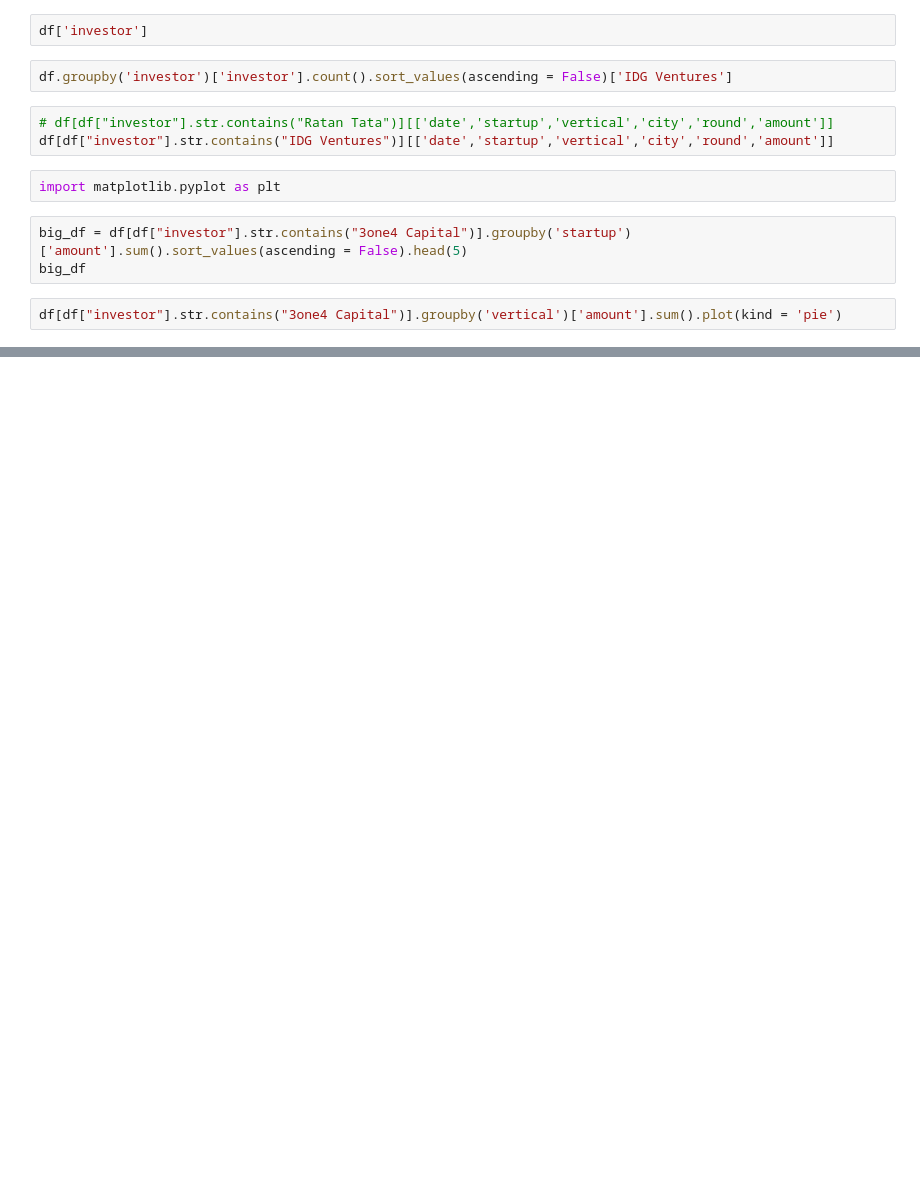
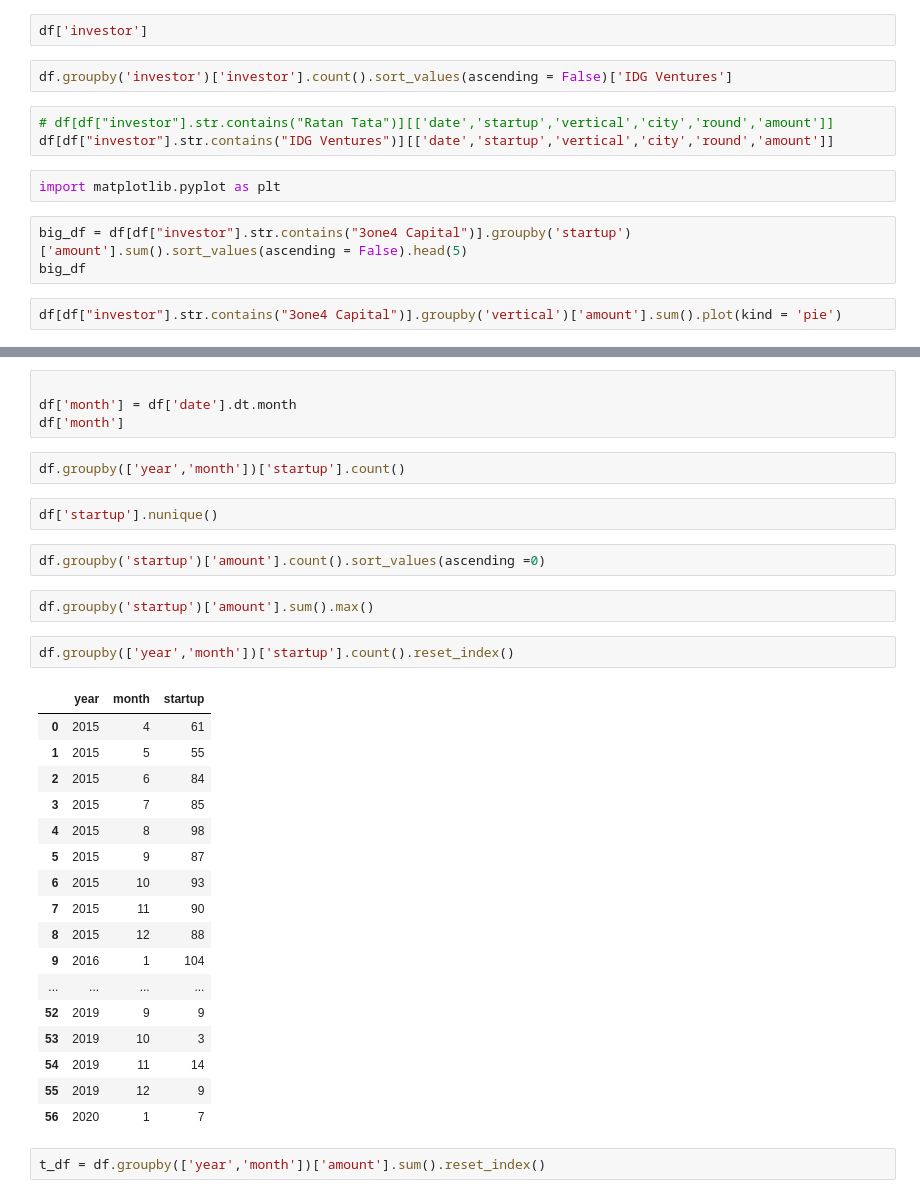
Before and after one commit to Shikher-jain/Data_Science, a Jupyter notebook: startup-dashboard/t.ipynb, the cells around one changed output, grey strips where cells are left out. Drawn from its saved outputs; the diff is of its cells as text; blank space fills up the shorter version.

```diff
--- a/startup-dashboard/t.ipynb
+++ b/startup-dashboard/t.ipynb
@@ -115,0 +123,34 @@ See the caveats in the documentation: https://pandas.pydata.org/pandas-docs/stab
+# %%
+
+df['month'] = df['date'].dt.month
+df['month']
+# %%
+df.groupby(['year','month'])['startup'].count()
+# %%
+df['startup'].nunique()
+# %%
+df.groupby('startup')['amount'].count().sort_values(ascending =0)
+# %%
+df.groupby('startup')['amount'].sum().max()
+# %%
+df.groupby(['year','month'])['startup'].count().reset_index()
+# %% [output]
+|  | year | month | startup |
+| 0 | 2015 | 4 | 61 |
+| 1 | 2015 | 5 | 55 |
+| 2 | 2015 | 6 | 84 |
+| 3 | 2015 | 7 | 85 |
+| 4 | 2015 | 8 | 98 |
+| 5 | 2015 | 9 | 87 |
+| 6 | 2015 | 10 | 93 |
+| 7 | 2015 | 11 | 90 |
+| 8 | 2015 | 12 | 88 |
+| 9 | 2016 | 1 | 104 |
+| ... | ... | ... | ... |
+| 52 | 2019 | 9 | 9 |
+| 53 | 2019 | 10 | 3 |
+| 54 | 2019 | 11 | 14 |
+| 55 | 2019 | 12 | 9 |
+| 56 | 2020 | 1 | 7 |
+# %%
+t_df = df.groupby(['year','month'])['amount'].sum().reset_index()
```
Also changed, not shown: parts of 11 cells of this notebook.
